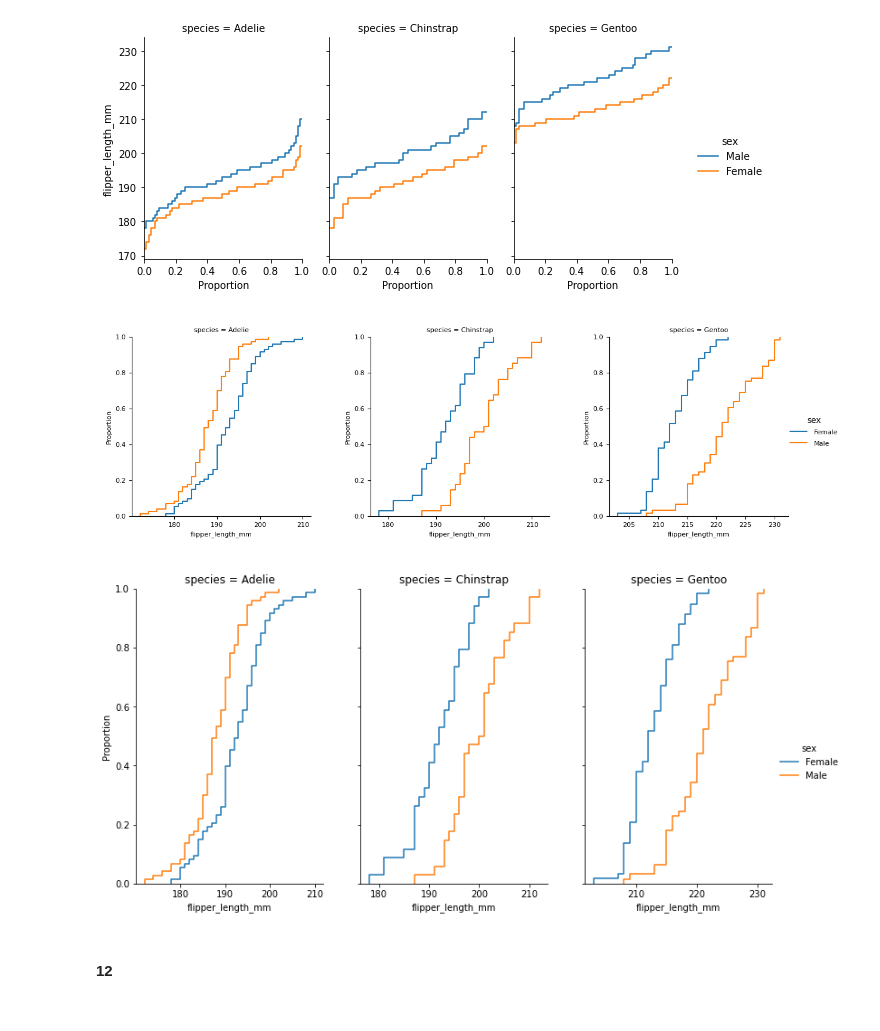
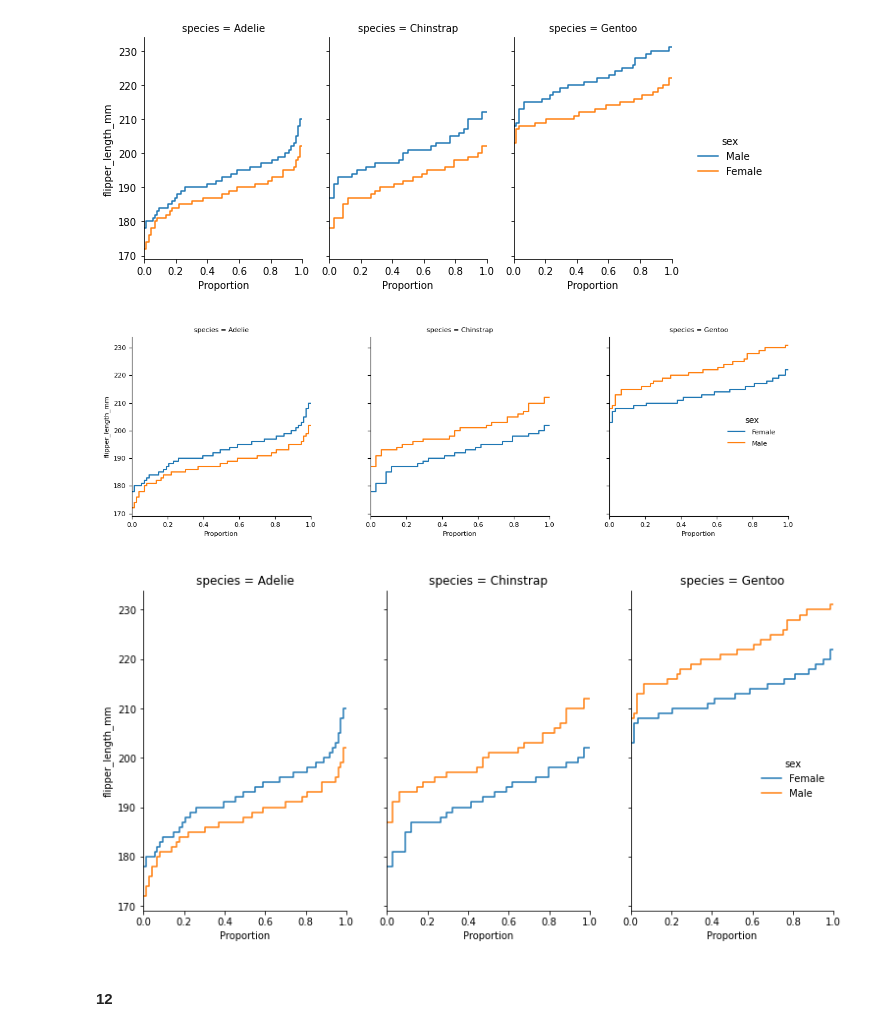
Before and after one commit to mwshinn/CanD, a Jupyter notebook: doc/gallery/seaborn_fig2ax.ipynb, the cells around one changed output. Saved outputs shown, nothing was run; the diff lists cells and outputs as text; code cells hidden in the pictures.

Commit message:
Proposed solution for sharey/sharex problem

```diff
--- a/doc/gallery/seaborn_fig2ax.ipynb
+++ b/doc/gallery/seaborn_fig2ax.ipynb
@@ -384,8 +421,6 @@ g = sns.relplot(
 # %% [output]
 [figure]
 # %%
-# TODO - share y
-
 col = "region"
 a = fmri[col].dropna().unique()
 
@@ -407,6 +442,17 @@ for i, item in enumerate(a):
     )
 
     sns.despine(ax=ax)
+    if i>0:
+        # sharey, take the first axis and sharey with the last plotted one
+        c.ax(a[0]).sharey(c.ax(a[i]))
+        c.ax(a[0]).sharex(c.ax(a[i]))
+        # need to rescale all axis
+        c.ax(a[i]).autoscale()
+
+        # remove ticks from shared y axes
+        plt.setp(ax.get_yticklabels(), visible=False)
+        # remove ylabel
+        ax.set_ylabel('')
 
     # Add a gorizontal line
     ax.axhline(y=0, color=".7", dashes=(2, 1), zorder=0)
@@ -873,6 +916,18 @@ for i, item in enumerate(a):
 
     ax.set_title(f"{col} = {item}")
 
+    if i>0:
+        # sharey, take the first axis and sharey with the last plotted one
+        c.ax(a[0]).sharey(c.ax(a[i]))
+        c.ax(a[0]).sharex(c.ax(a[i]))
+        # need to rescale all axis
+        c.ax(a[i]).autoscale()
+
+        # remove ticks from shared y axes
+        plt.setp(ax.get_yticklabels(), visible=False)
+        # remove ylabel
+        ax.set_ylabel('')
+
 # position the legend
 ax.legend_.set_bbox_to_anchor((.97, 0.6))
 ax.legend_.get_frame().set_edgecolor('none')
@@ -931,10 +986,20 @@ for i, item in enumerate(a):
     else:
         leg = False
 
-    sns.ecdfplot(data=penguins[penguins[col]==item], x="flipper_length_mm", hue="sex", ax=ax, legend=leg)
+    sns.ecdfplot(data=penguins[penguins[col]==item], y="flipper_length_mm", hue="sex", ax=ax, legend=leg)
     sns.despine(ax=ax)
     # add a subplot title
     ax.set_title(f"{col} = {item}")
+    if i>0:
+        # sharey, take the before last axis and sharey with the last plotted one, cannot share 2 axis
+        c.ax(a[i]).sharey(c.ax(a[i-1]))
+        # need to rescale all axis
+        c.ax(a[i]).autoscale()
+
+        # remove ticks from shared y axes
+        plt.setp(ax.get_yticklabels(), visible=False)
+        # remove ylabel
+        ax.set_ylabel('')
 
 # position the legend
 ax.legend_.set_bbox_to_anchor((.97, 0.6))
@@ -942,33 +1007,33 @@ ax.legend_.get_frame().set_edgecolor('none')
 
 c.show()
 # %% [output]
-[figure, old version]
+[figure, new version]
 # %%
 col = "species"
 a = penguins[col].dropna().unique()
 aspect=.7
 
 fig, axs = plt.subplots(1,len(a), figsize=(len(a)*6*aspect, 6), sharey=True)
 
 for item, ax in zip(a, axs.flatten()):
 
     # plot only the last legend
     if item == a[-1]:
         leg = True
     else:
         leg = False
 
-    sns.ecdfplot(data=penguins[penguins[col]==item], x="flipper_length_mm", hue="sex", ax=ax, legend=leg)
+    sns.ecdfplot(data=penguins[penguins[col]==item], y="flipper_length_mm", hue="sex", ax=ax, legend=leg)
 
     # Hide the right and top spines
     ax.spines['right'].set_visible(False)
     ax.spines['top'].set_visible(False)
     ax.set_title(f"{col} = {item}")
 
 ax.legend_.set_bbox_to_anchor((1, 0.5))
 ax.legend_.get_frame().set_edgecolor('none')
 # %% [output]
-[figure, old version]
+[figure, new version]
 # %% [markdown]
 #### 12
 # %%
```
Also changed, not shown: parts of 8 cells of this notebook.
